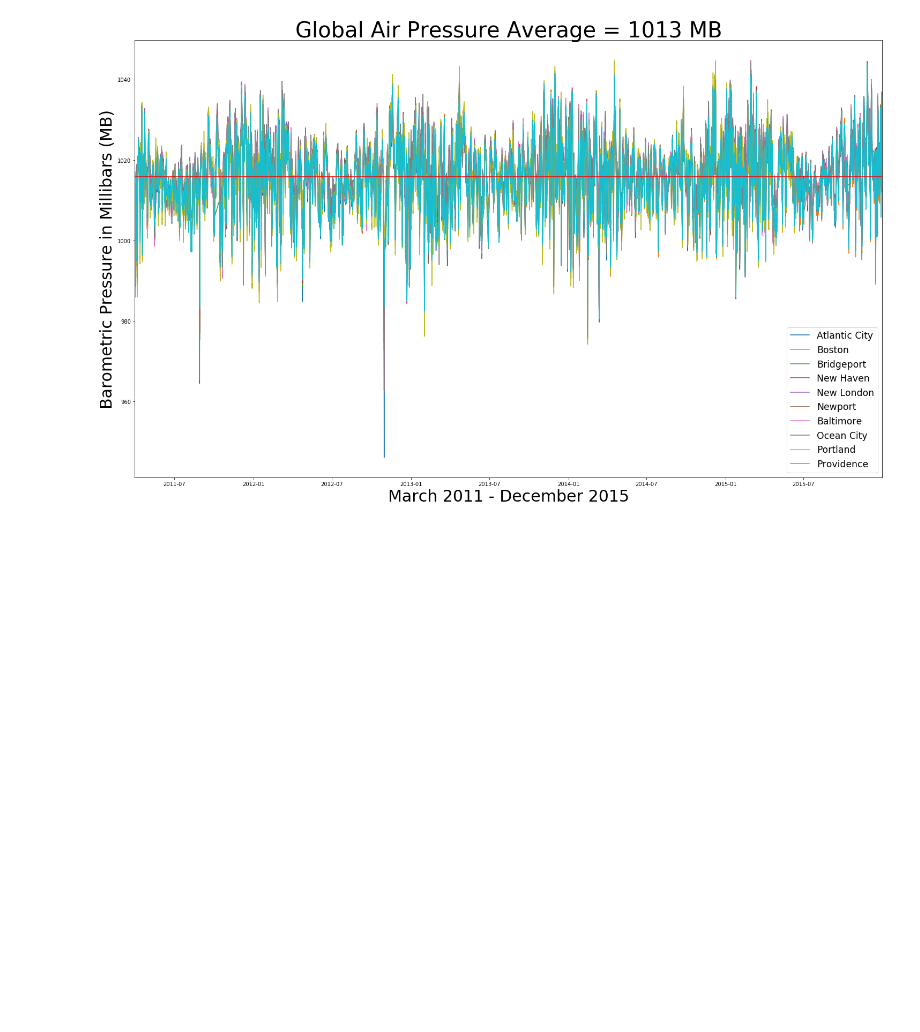
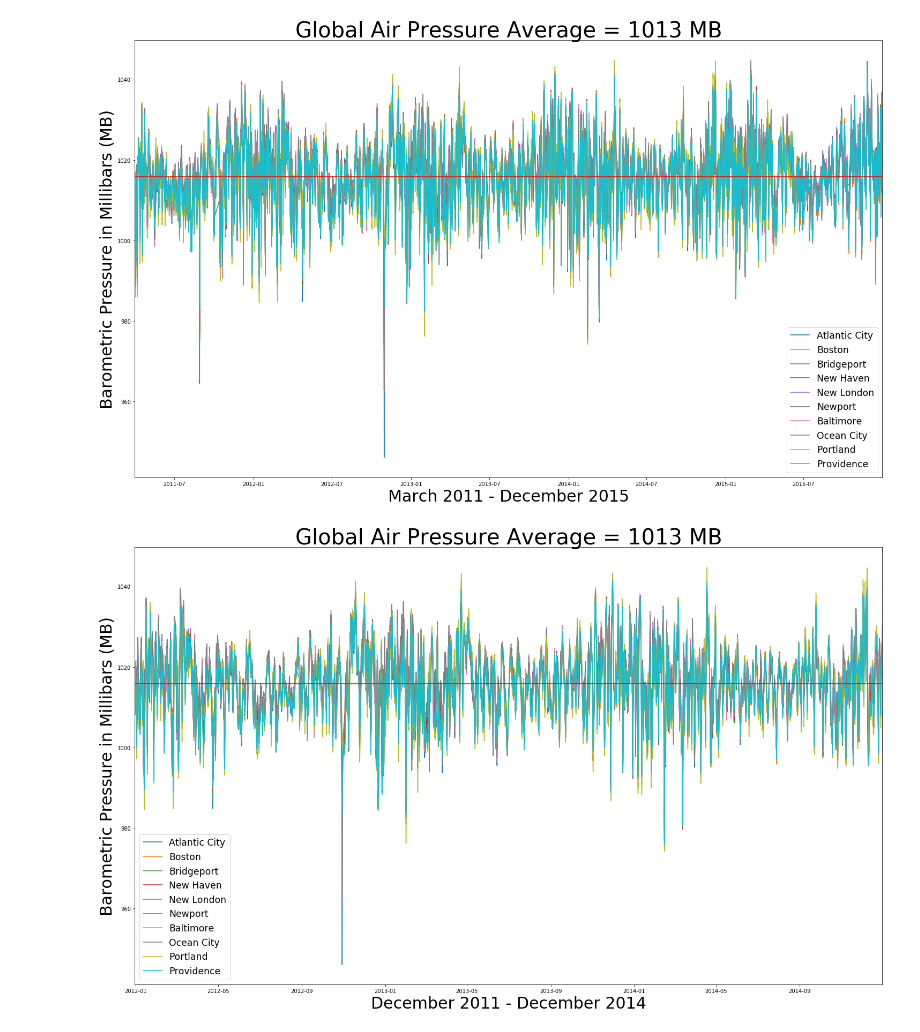
Before and after one commit to MekdeSciD/client_project_hurricane_sandy, a Jupyter notebook: baro-pressure-hourly_MK.ipynb, the cells around one changed output. Drawn from its saved outputs; the diff is of its cells as text; code cells hidden in the pictures; blank space fills up the shorter version.

```diff
--- a/baro-pressure-hourly_MK.ipynb
+++ b/baro-pressure-hourly_MK.ipynb
@@ -417,0 +416,22 @@ plt.title(label='Global Air Pressure Average = 1013 MB',
+# %%
+
+plt.figure(figsize=(25, 15))
+plt.plot(atlantic_baro, label='Atlantic City')
+plt.plot(boston_baro, label='Boston')
+plt.plot(bridgeport_baro, label='Bridgeport')
+plt.plot(new_haven_baro, label='New Haven')
+plt.plot(new_london_baro, label='New London')
+plt.plot(newport_baro, label='Newport')
+plt.plot(baltimore_baro, label='Baltimore')
+plt.plot(ocean_city_baro, label='Ocean City')
+plt.plot(portland_baro, label='Portland')
+plt.plot(providence_baro, label='Providence')
+plt.axhline(cumm['baro'].mean(), color='r')
+plt.xlabel('December 2011 - December 2014', fontsize=30)
+plt.ylabel('Barometric Pressure in Millibars (MB)', fontsize=30)
+plt.xlim(pd.Timestamp('2011-12-31'), pd.Timestamp('2014-12-31'), )
+plt.legend(fontsize ='xx-large')
+plt.title(label='Global Air Pressure Average = 1013 MB',
+          fontsize=40);
+# %% [output]
+[figure, added]
```
Also changed, not shown: parts of 2 cells of this notebook.
